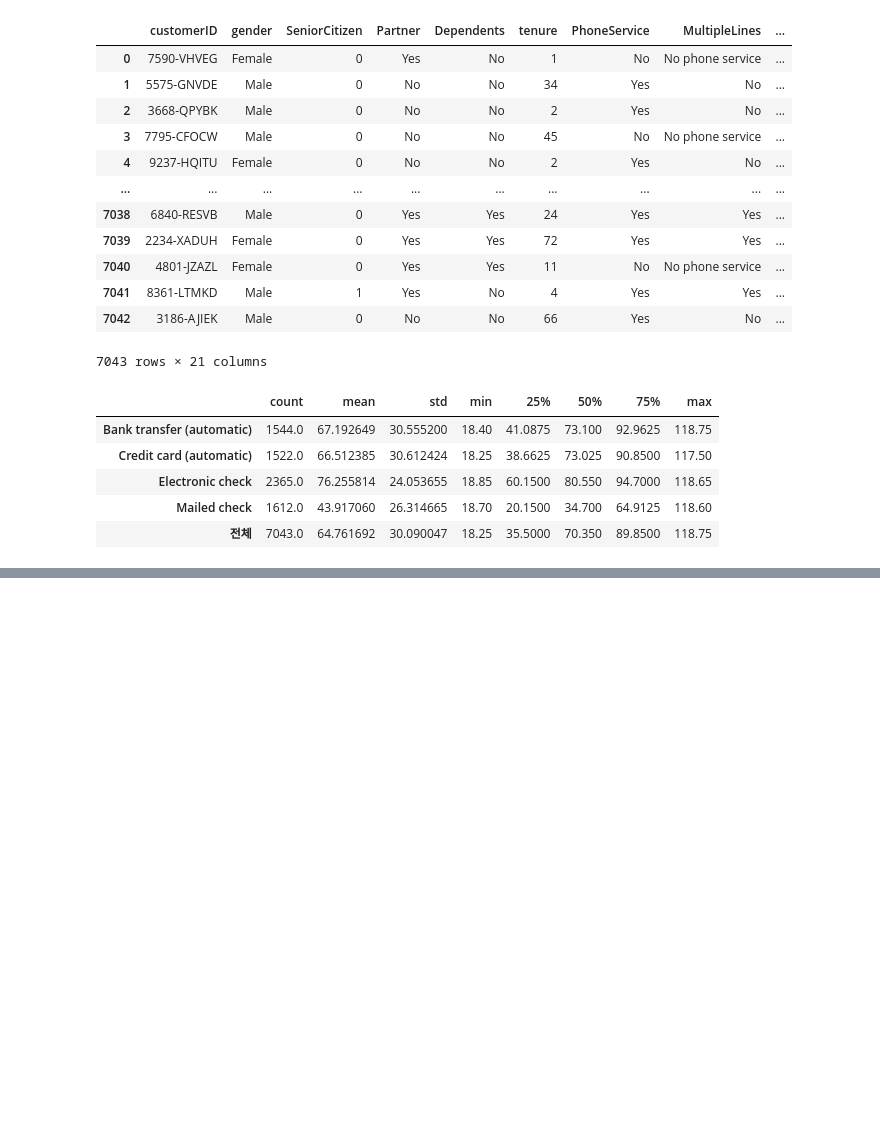
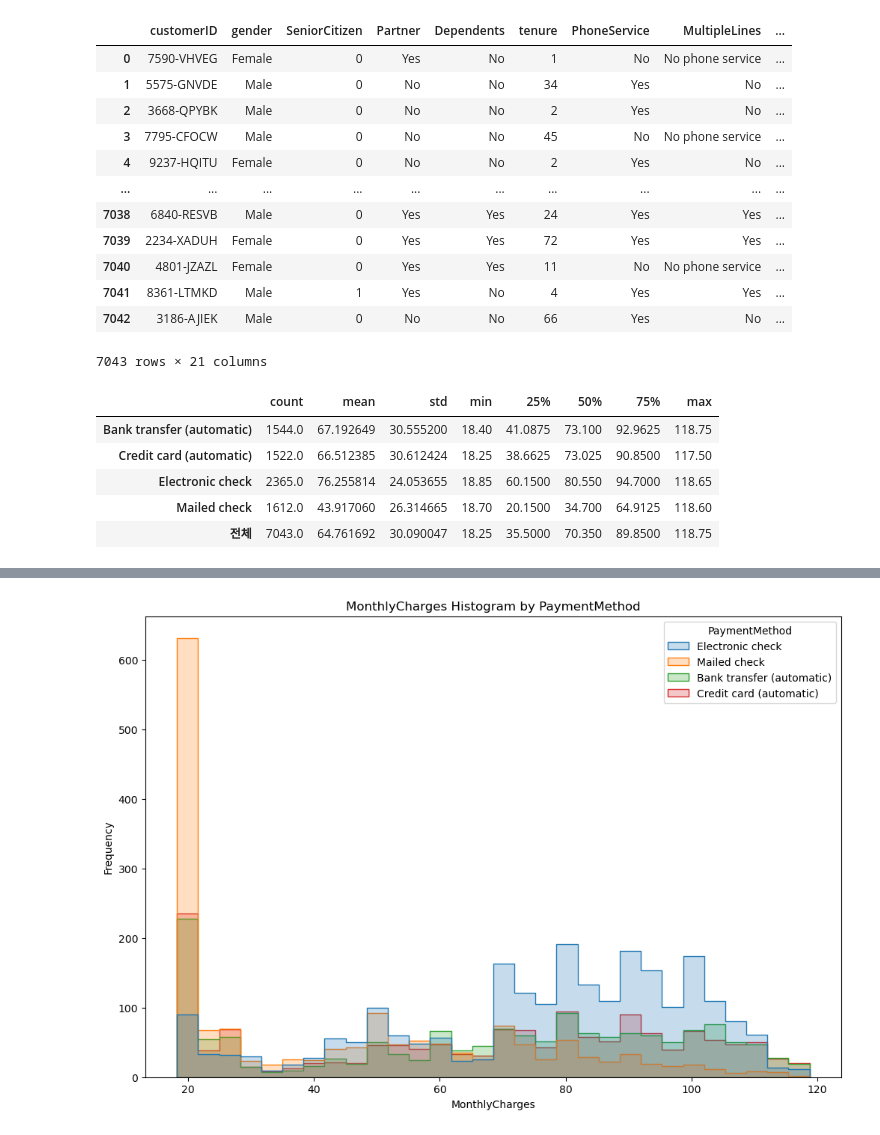
Before and after one commit to mkk4726/statistics-study, a Jupyter notebook: ANOVA/telco_customer_chain.ipynb, the cells around one changed output, grey strips where cells are left out. Drawn from its saved outputs; the diff is of its cells as text; code cells hidden in the pictures; blank space fills up the shorter version.

```diff
--- a/ANOVA/telco_customer_chain.ipynb
+++ b/ANOVA/telco_customer_chain.ipynb
@@ -46,0 +54,13 @@ result
+# %%
+import seaborn as sns
+import matplotlib.pyplot as plt
+
+plt.figure(figsize=(12, 8))
+sns.histplot(data=df, x='MonthlyCharges', hue='PaymentMethod', bins=30, element='step', stat='count', common_norm=False)
+
+plt.title('MonthlyCharges Histogram by PaymentMethod')
+plt.xlabel('MonthlyCharges')
+plt.ylabel('Frequency')
+plt.show()
+# %% [output]
+[figure, added]
```
Also changed, not shown: parts of 7 cells of this notebook, 1 other file.
